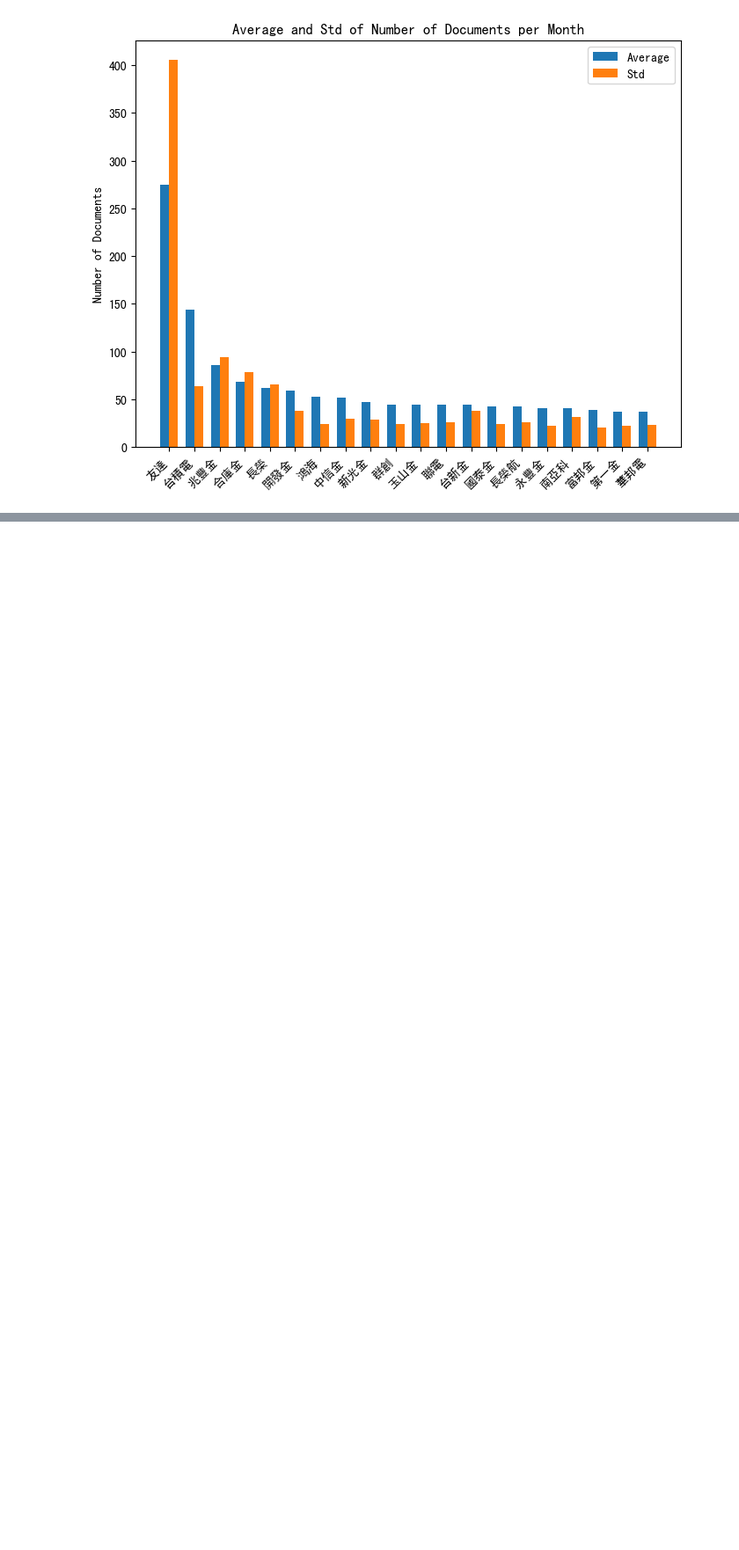
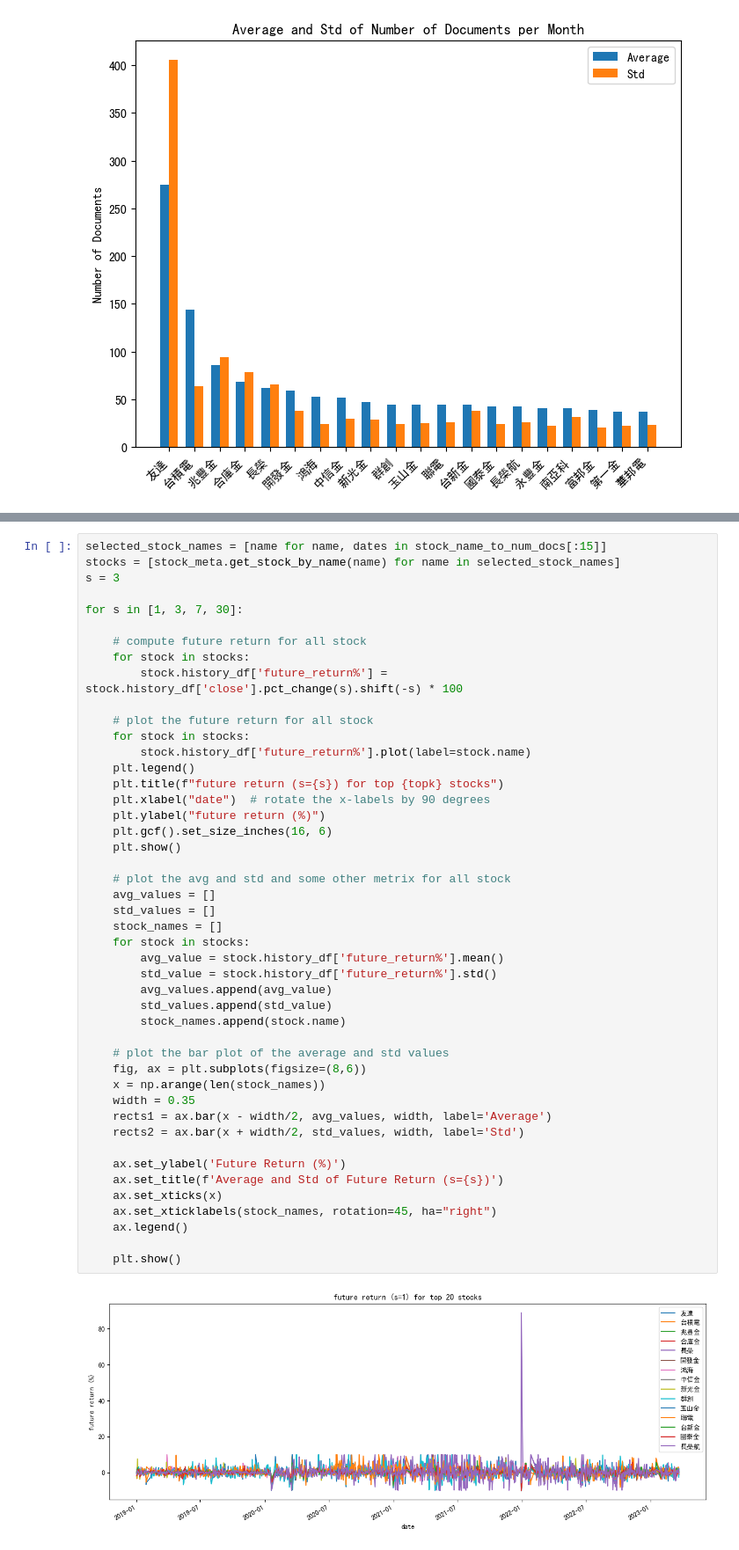
Before and after one commit to easonyu0203/2023-2-data-analyze-midterm, a Jupyter notebook: researchs/stock_feature_research.ipynb, the cells around one changed output, grey strips where cells are left out. Shown at 88% size. Saved outputs shown, nothing was run; the diff lists cells and outputs as text; blank space fills up the shorter version.

Commit message:
feat: 新增使用future return進行股票分析

```diff
--- a/researchs/stock_feature_research.ipynb
+++ b/researchs/stock_feature_research.ipynb
@@ -210,0 +213,48 @@ plt.show()
+# %%
+selected_stock_names = [name for name, dates in stock_name_to_num_docs[:15]]
+stocks = [stock_meta.get_stock_by_name(name) for name in selected_stock_names]
+s = 3
+
+for s in [1, 3, 7, 30]:
+
+    # compute future return for all stock
+    for stock in stocks:
+        stock.history_df['future_return%'] = stock.history_df['close'].pct_change(s).shift(-s) * 100
+
+    # plot the future return for all stock
+    for stock in stocks:
+        stock.history_df['future_return%'].plot(label=stock.name)
+    plt.legend()
+    plt.title(f"future return (s={s}) for top {topk} stocks")
+    plt.xlabel("date")  # rotate the x-labels by 90 degrees
+    plt.ylabel("future return (%)")
+    plt.gcf().set_size_inches(16, 6)
+    plt.show()
+
+    # plot the avg and std and some other metrix for all stock
+    avg_values = []
+    std_values = []
+    stock_names = []
+    for stock in stocks:
+        avg_value = stock.history_df['future_return%'].mean()
+        std_value = stock.history_df['future_return%'].std()
+        avg_values.append(avg_value)
+        std_values.append(std_value)
+        stock_names.append(stock.name)
+
+    # plot the bar plot of the average and std values
+    fig, ax = plt.subplots(figsize=(8,6))
+    x = np.arange(len(stock_names))
+    width = 0.35
+    rects1 = ax.bar(x - width/2, avg_values, width, label='Average')
+    rects2 = ax.bar(x + width/2, std_values, width, label='Std')
+
+    ax.set_ylabel('Future Return (%)')
+    ax.set_title(f'Average and Std of Future Return (s={s})')
+    ax.set_xticks(x)
+    ax.set_xticklabels(stock_names, rotation=45, ha="right")
+    ax.legend()
+
+    plt.show()
+# %% [output]
+[figure, added]
```
Also changed, not shown: parts of 7 cells of this notebook.
